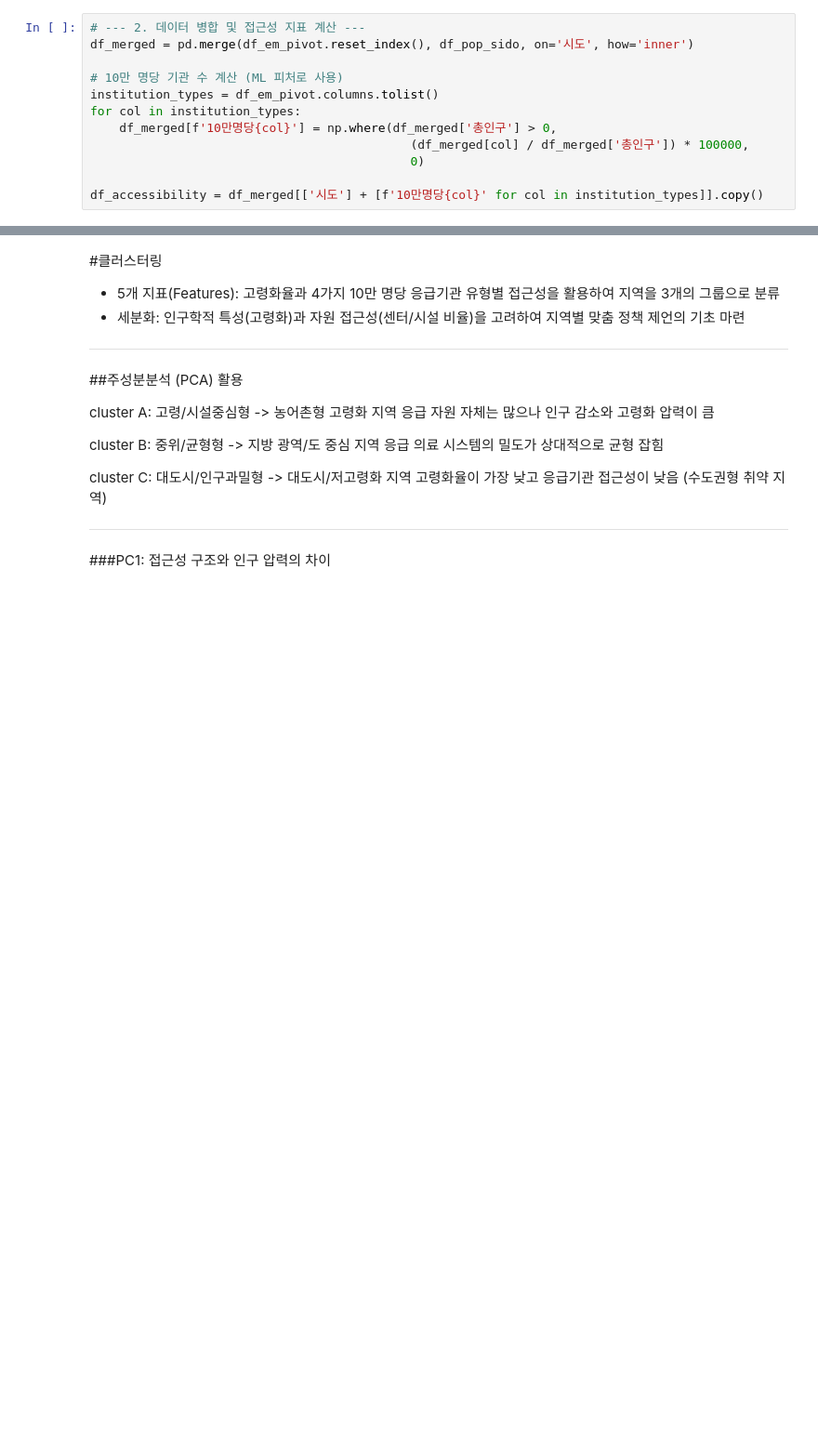
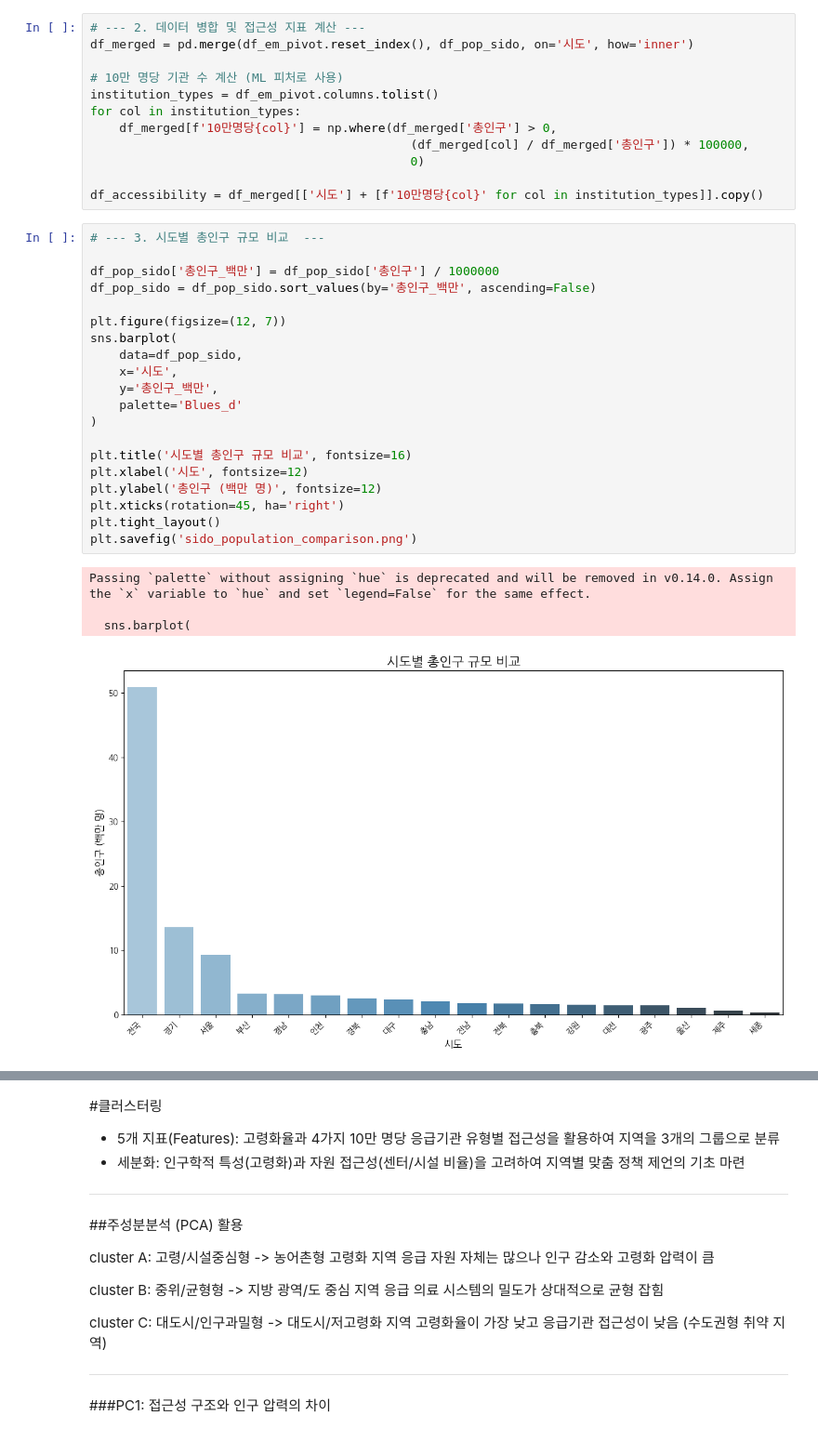
Before and after one commit to gaeun1961/emergency-policy-clustering-analysis, a Jupyter notebook: 시도별_응급기관_접근성.ipynb, the cells around one changed output, grey strips where cells are left out. Shown at 93% size. Saved outputs shown, nothing was run; the diff lists cells and outputs as text; blank space fills up the shorter version.

```diff
--- a/시도별_응급기관_접근성.ipynb
+++ b/시도별_응급기관_접근성.ipynb
@@ -155,4 +154,29 @@ for col in institution_types:
                                             0)
 
 df_accessibility = df_merged[['시도'] + [f'10만명당{col}' for col in institution_types]].copy()
+# %%
+# --- 3. 시도별 총인구 규모 비교  ---
+
+df_pop_sido['총인구_백만'] = df_pop_sido['총인구'] / 1000000
+df_pop_sido = df_pop_sido.sort_values(by='총인구_백만', ascending=False)
+
+plt.figure(figsize=(12, 7))
+sns.barplot(
+    data=df_pop_sido,
+    x='시도',
+    y='총인구_백만',
+    palette='Blues_d'
+)
+
+plt.title('시도별 총인구 규모 비교', fontsize=16)
+plt.xlabel('시도', fontsize=12)
+plt.ylabel('총인구 (백만 명)', fontsize=12)
+plt.xticks(rotation=45, ha='right')
+plt.tight_layout()
+plt.savefig('sido_population_comparison.png')
+# %% [output]
+Passing `palette` without assigning `hue` is deprecated and will be removed in v0.14.0. Assign the `x` variable to `hue` and set `legend=False` for the same effect.
+
+  sns.barplot(
+[figure, added]
 # %%
```
Also changed, not shown: parts of 5 cells of this notebook.
